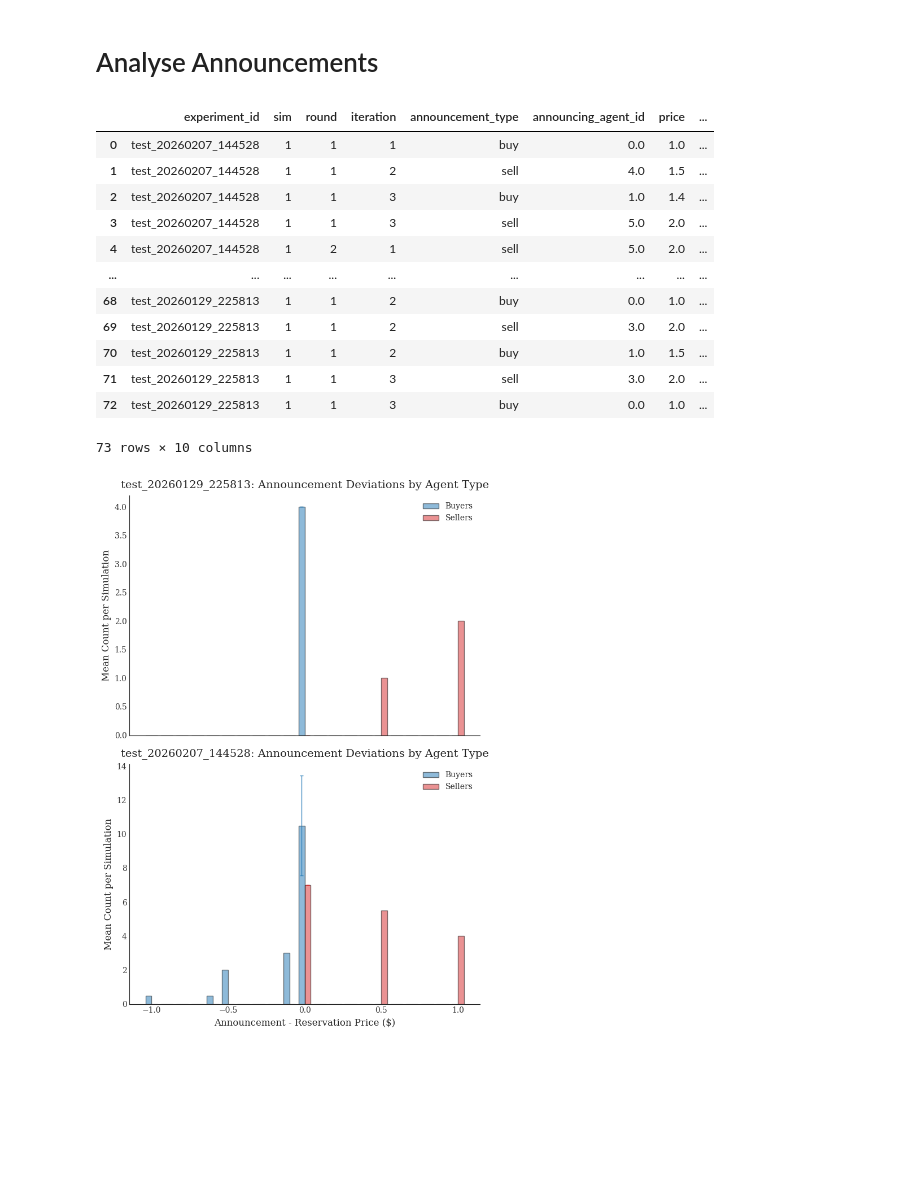
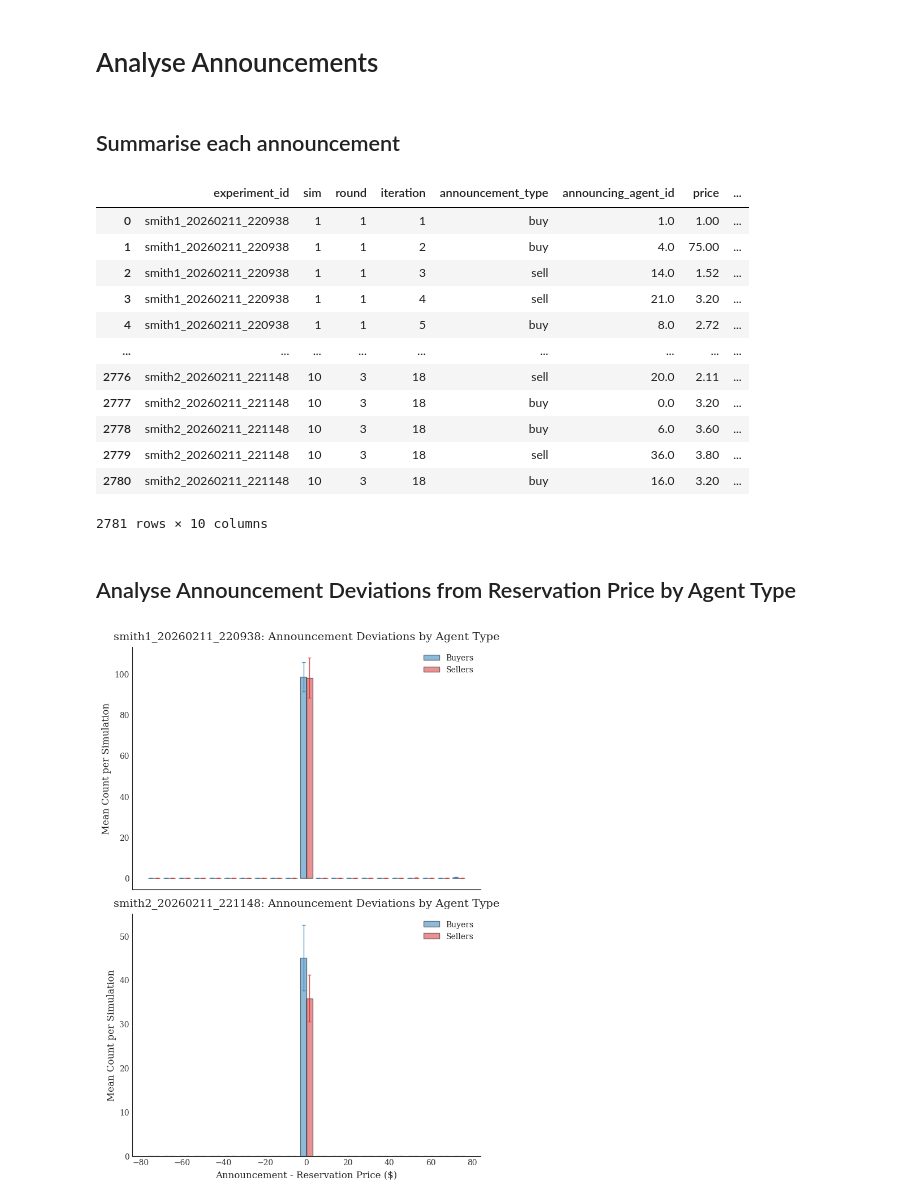
Before and after one commit to jswistak/competitive-market-simulation, a Jupyter notebook: notebooks/results_analysis_multiple.ipynb, the cells around one changed output. Saved outputs shown, nothing was run; the diff lists cells and outputs as text; code cells hidden in the pictures; blank space fills up the shorter version.

Commit message:
fix: make multiple notebook robust to outliers and expand charts

```diff
--- a/notebooks/results_analysis_multiple.ipynb
+++ b/notebooks/results_analysis_multiple.ipynb
@@ -10,8 +10,8 @@ from pathlib import Path
 # %%
 # select the experiments for which you want to analyse data
 experiment_ids = [
-    "test_20260207_144528",
-    "test_20260129_225813",
+    "smith1_20260211_220938",
+    "smith2_20260211_221148",
 ]
 # %%
 # set the paths
@@ -225,5 +220,7 @@ equilibria
 # %%
 fig, axes = plt.subplots(1, len(experiment_ids), figsize=(9 * len(experiment_ids), 6))
+supply_schedules = {}
+demand_schedules = {}
 
 # plot for each experiment
 for experiment_id, ax in zip(experiment_ids, axes):
@@ -237,6 +234,7 @@ for experiment_id, ax in zip(experiment_ids, axes):
         ),
         2,
     )
+    demand_schedules[experiment_id] = demand
 
     # generate the supply schedule
     supply = np.round(
@@ -247,6 +245,7 @@ for experiment_id, ax in zip(experiment_ids, axes):
         ),
         2,
     )
+    supply_schedules[experiment_id] = supply
 
     # plot
     plot_equilibrium(supply, demand, equilibria[experiment_id]['quantity'], equilibria[experiment_id]['price'], title=experiment_id, ax=ax)
@@ -298,5 +499,7 @@ coefficients_of_convergence
 # %% [markdown]
 # Analyse Announcements
+# %% [markdown]
+## Summarise each announcement
 # %%
 # summarize announcements in a single dataframe (collapse the responses into a single row)
 df_announcements = df_data_all.groupby(
@@ -316,18 +519,20 @@ sell_mask = df_announcements['announcement_type'] == 'sell'
 df_announcements
 # %% [output]
 |  | experiment_id | sim | round | iteration | announcement_type | announcing_agent_id | price | ... |
-| 0 | test_20260207_144528 | 1 | 1 | 1 | buy | 0.0 | 1.0 | ... |
-| 1 | test_20260207_144528 | 1 | 1 | 2 | sell | 4.0 | 1.5 | ... |
-| 2 | test_20260207_144528 | 1 | 1 | 3 | buy | 1.0 | 1.4 | ... |
-| 3 | test_20260207_144528 | 1 | 1 | 3 | sell | 5.0 | 2.0 | ... |
-| 4 | test_20260207_144528 | 1 | 2 | 1 | sell | 5.0 | 2.0 | ... |
+| 0 | smith1_20260211_220938 | 1 | 1 | 1 | buy | 1.0 | 1.00 | ... |
+| 1 | smith1_20260211_220938 | 1 | 1 | 2 | buy | 4.0 | 75.00 | ... |
+| 2 | smith1_20260211_220938 | 1 | 1 | 3 | sell | 14.0 | 1.52 | ... |
+| 3 | smith1_20260211_220938 | 1 | 1 | 4 | sell | 21.0 | 3.20 | ... |
+| 4 | smith1_20260211_220938 | 1 | 1 | 5 | buy | 8.0 | 2.72 | ... |
 | ... | ... | ... | ... | ... | ... | ... | ... | ... |
-| 68 | test_20260129_225813 | 1 | 1 | 2 | buy | 0.0 | 1.0 | ... |
-| 69 | test_20260129_225813 | 1 | 1 | 2 | sell | 3.0 | 2.0 | ... |
-| 70 | test_20260129_225813 | 1 | 1 | 2 | buy | 1.0 | 1.5 | ... |
-| 71 | test_20260129_225813 | 1 | 1 | 3 | sell | 3.0 | 2.0 | ... |
-| 72 | test_20260129_225813 | 1 | 1 | 3 | buy | 0.0 | 1.0 | ... |
+| 2776 | smith2_20260211_221148 | 10 | 3 | 18 | sell | 20.0 | 2.11 | ... |
+| 2777 | smith2_20260211_221148 | 10 | 3 | 18 | buy | 0.0 | 3.20 | ... |
+| 2778 | smith2_20260211_221148 | 10 | 3 | 18 | buy | 6.0 | 3.60 | ... |
+| 2779 | smith2_20260211_221148 | 10 | 3 | 18 | sell | 36.0 | 3.80 | ... |
+| 2780 | smith2_20260211_221148 | 10 | 3 | 18 | buy | 16.0 | 3.20 | ... |
-73 rows × 10 columns
+2781 rows × 10 columns
+# %% [markdown]
+## Analyse Announcement Deviations from Reservation Price by Agent Type
 # %%
 # Copy data and compute deviation
 df_plot = df_announcements.copy()
@@ -408,37 +613,37 @@ for idx, experiment_id in enumerate(experiments):
 
     # Draw CI only for the 0 bin
     ax.errorbar(
-        bin_centers[zero_bin_idx] - offset, buyers_mean[zero_bin_idx],
-        yerr=buyers_ci[zero_bin_idx],
+        bin_centers - offset, buyers_mean,
+        yerr=buyers_ci,
         fmt='none', ecolor='#1f77b4', elinewidth=1, capsize=2, alpha=0.8
     )
     ax.errorbar(
-        bin_centers[zero_bin_idx] + offset, sellers_mean[zero_bin_idx],
-        yerr=sellers_ci[zero_bin_idx],
+        bin_centers + offset, sellers_mean,
+        yerr=sellers_ci,
         fmt='none', ecolor='#d62728', elinewidth=1, capsize=2, alpha=0.8
     )
 
     # Styling
     ax.set_ylabel("Mean Count per Simulation", fontsize=12, family='serif')
     ax.set_title(f"{experiment_id}: Announcement Deviations by Agent Type",
                  fontsize=14, family='serif', pad=10)
 
     ax.tick_params(axis='both', direction='in', labelsize=10, colors='#333333')
     for label in ax.get_xticklabels() + ax.get_yticklabels():
         label.set_family('serif')
 
     for side in ['top', 'right']:
         ax.spines[side].set_visible(False)
     ax.spines['left'].set_linewidth(0.8)
     ax.spines['bottom'].set_linewidth(0.8)
 
     ax.legend(loc='upper right', frameon=False, prop={'family': 'serif', 'size': 10})
     ax.grid(False)
 
 # Set x-label only on bottom plot
 axes[-1].set_xlabel("Announcement - Reservation Price ($)", fontsize=12, family='serif')
 
 fig.tight_layout()
 plt.show()
 # %% [output]
-[figure, old version]
+[figure, new version]
```
Also changed, not shown: parts of 18 cells of this notebook.
